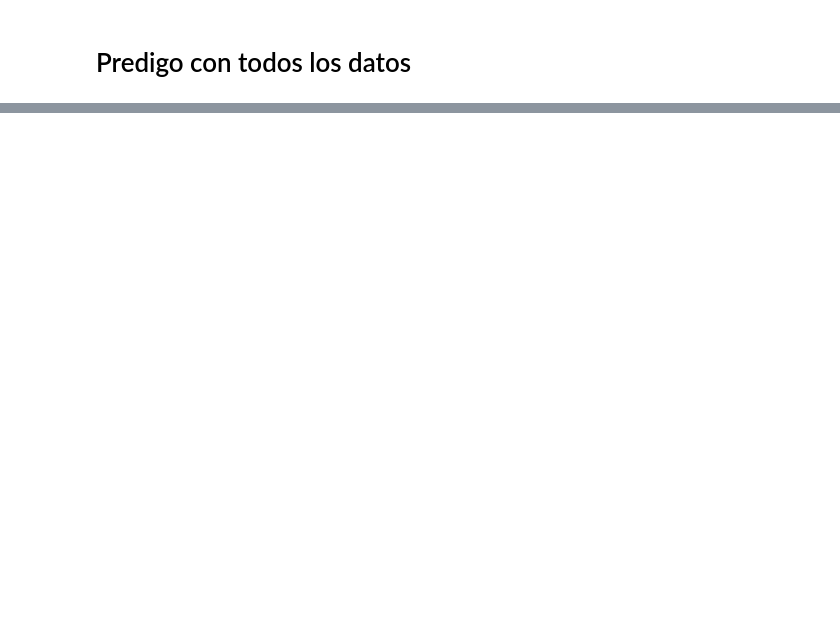
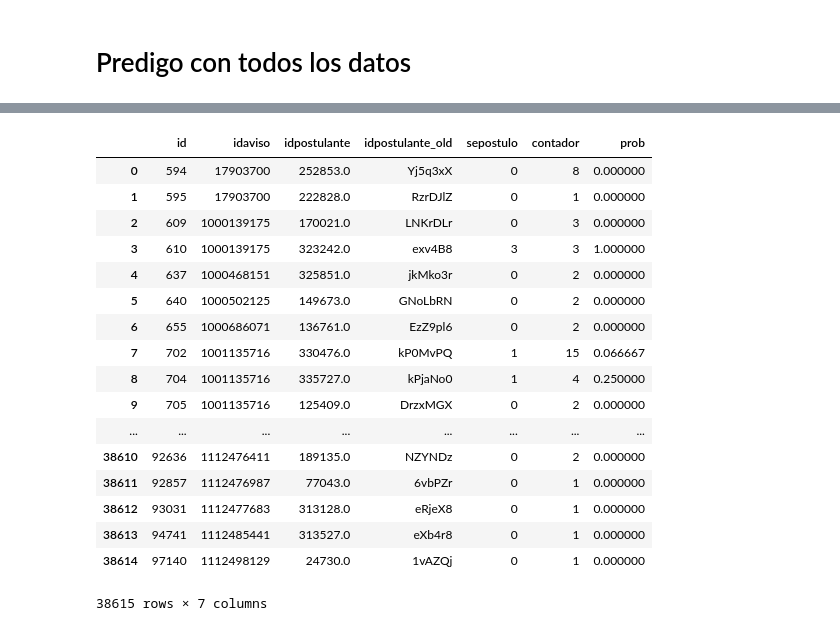
Before and after one commit to PRPablo/dataJobSearches, a Jupyter notebook: prediction/4-Adri KNN.ipynb, the cells around one changed output, grey strips where cells are left out. Drawn from its saved outputs; the diff is of its cells as text; code cells hidden in the pictures; blank space fills up the shorter version.

```diff
--- a/prediction/4-Adri KNN.ipynb
+++ b/prediction/4-Adri KNN.ipynb
@@ -253,0 +198,4 @@ top100_full.to_csv('../data/adri_data/top100k.csv', encoding='utf-8', index=Fals
+# %%
+dfix2.drop(['valor_educacion', 'timestamp', 'sexo','edad','idtitulo','idzona','idciudad','idmapacalle',
+            'idtipo_de_trabajo','idnivel_laboral','idnombre_area','iddenominacion_empresa'], inplace=True, axis=1)
+dfix2.head()
@@ -253,0 +221,5 @@ top100_full.to_csv('../data/adri_data/top100k.csv', encoding='utf-8', index=Fals
+# %%
+dfix2['contador'] = 1
+# %%
+grouped = dfix2.groupby(['id', 'idaviso', 'idpostulante', 'idpostulante_old'])['sepostulo', 'contador'].sum().reset_index()
+grouped.head()
@@ -253,0 +233,24 @@ top100_full.to_csv('../data/adri_data/top100k.csv', encoding='utf-8', index=Fals
+# %%
+grouped['prob'] = grouped['sepostulo'] / grouped['contador']
+grouped
+# %%
+grouped.head()
+# %% [output]
+|  | id | idaviso | idpostulante | idpostulante_old | sepostulo | contador | prob |
+| 0 | 594 | 17903700 | 252853.0 | Yj5q3xX | 0 | 8 | 0.000000 |
+| 1 | 595 | 17903700 | 222828.0 | RzrDJlZ | 0 | 1 | 0.000000 |
+| 2 | 609 | 1000139175 | 170021.0 | LNKrDLr | 0 | 3 | 0.000000 |
+| 3 | 610 | 1000139175 | 323242.0 | exv4B8 | 3 | 3 | 1.000000 |
+| 4 | 637 | 1000468151 | 325851.0 | jkMko3r | 0 | 2 | 0.000000 |
+| 5 | 640 | 1000502125 | 149673.0 | GNoLbRN | 0 | 2 | 0.000000 |
+| 6 | 655 | 1000686071 | 136761.0 | EzZ9pl6 | 0 | 2 | 0.000000 |
+| 7 | 702 | 1001135716 | 330476.0 | kP0MvPQ | 1 | 15 | 0.066667 |
+| 8 | 704 | 1001135716 | 335727.0 | kPjaNo0 | 1 | 4 | 0.250000 |
+| 9 | 705 | 1001135716 | 125409.0 | DrzxMGX | 0 | 2 | 0.000000 |
+| ... | ... | ... | ... | ... | ... | ... | ... |
+| 38610 | 92636 | 1112476411 | 189135.0 | NZYNDz | 0 | 2 | 0.000000 |
+| 38611 | 92857 | 1112476987 | 77043.0 | 6vbPZr | 0 | 1 | 0.000000 |
+| 38612 | 93031 | 1112477683 | 313128.0 | eRjeX8 | 0 | 1 | 0.000000 |
+| 38613 | 94741 | 1112485441 | 313527.0 | eXb4r8 | 0 | 1 | 0.000000 |
+| 38614 | 97140 | 1112498129 | 24730.0 | 1vAZQj | 0 | 1 | 0.000000 |
+38615 rows × 7 columns
```
Also changed, not shown: parts of 66 cells of this notebook, 3 other files.
